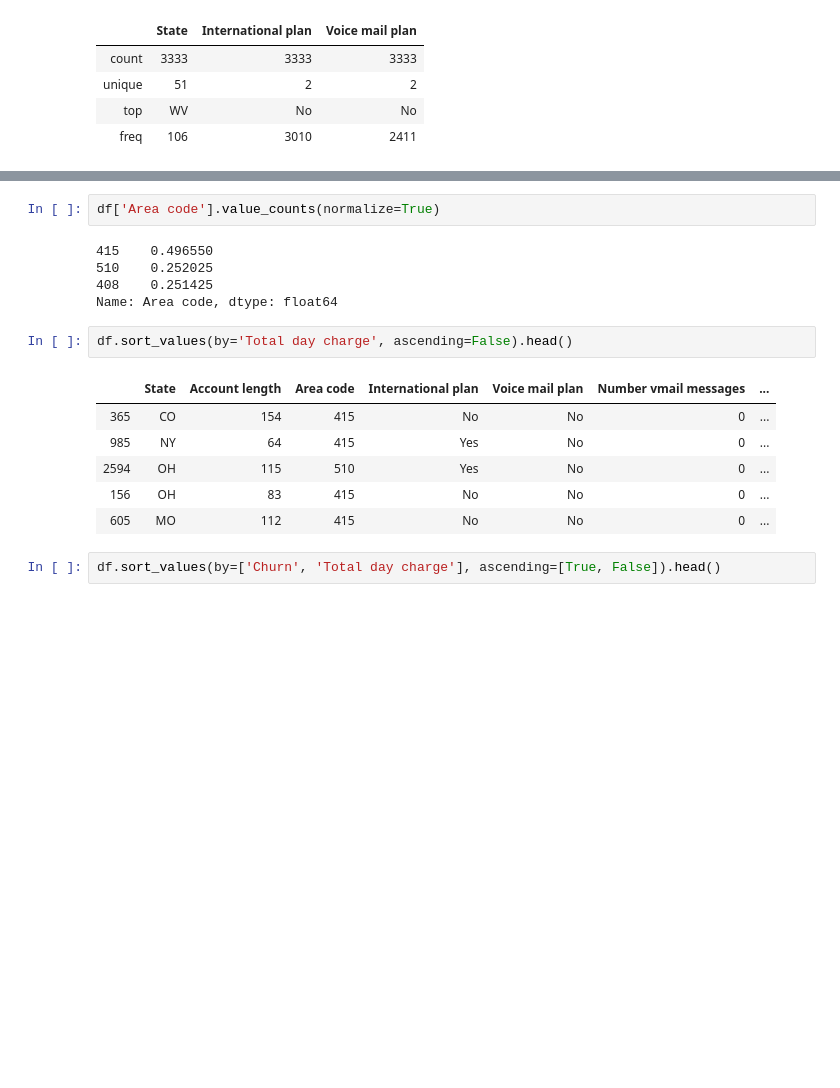
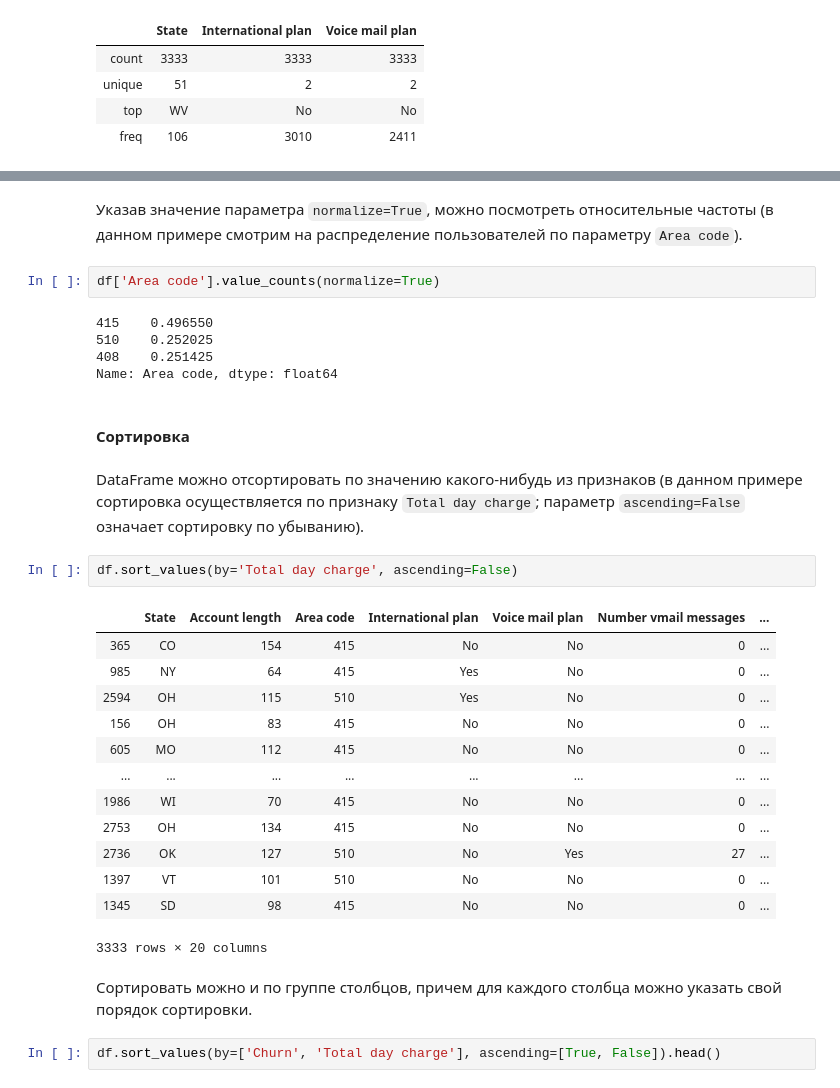
Before and after one commit to VictoriaGurkova/ML-Learning, a Jupyter notebook: topic1/topic1.ipynb, the cells around one changed output, grey strips where cells are left out. Cells and saved outputs as stored; diff of their text form; blank space fills up the shorter version.

```diff
--- a/topic1/topic1.ipynb
+++ b/topic1/topic1.ipynb
@@ -95,4 +117,6 @@ df['Churn'].value_counts()
 Name: Churn, dtype: int64
+# %% [markdown]
+Указав значение параметра `normalize=True`, можно посмотреть относительные частоты (в данном примере смотрим на распределение пользователей по параметру `Area code`).
 # %%
 df['Area code'].value_counts(normalize=True)
 # %% [output]
@@ -100,15 +124,28 @@ df['Area code'].value_counts(normalize=True)
 510    0.252025
 408    0.251425
 Name: Area code, dtype: float64
+# %% [markdown]
+#### Сортировка
+# %% [markdown]
+DataFrame можно отсортировать по значению какого-нибудь из признаков (в данном примере сортировка осуществляется по признаку `Total day charge`; параметр `ascending=False` означает сортировку по убыванию).
 # %%
-df.sort_values(by='Total day charge', ascending=False).head()
+df.sort_values(by='Total day charge', ascending=False)
 # %% [output]
 |  | State | Account length | Area code | International plan | Voice mail plan | Number vmail messages | ... |
 | 365 | CO | 154 | 415 | No | No | 0 | ... |
 | 985 | NY | 64 | 415 | Yes | No | 0 | ... |
 | 2594 | OH | 115 | 510 | Yes | No | 0 | ... |
 | 156 | OH | 83 | 415 | No | No | 0 | ... |
 | 605 | MO | 112 | 415 | No | No | 0 | ... |
+| ... | ... | ... | ... | ... | ... | ... | ... |
+| 1986 | WI | 70 | 415 | No | No | 0 | ... |
+| 2753 | OH | 134 | 415 | No | No | 0 | ... |
+| 2736 | OK | 127 | 510 | No | Yes | 27 | ... |
+| 1397 | VT | 101 | 510 | No | No | 0 | ... |
+| 1345 | SD | 98 | 415 | No | No | 0 | ... |
+3333 rows × 20 columns
+# %% [markdown]
+Сортировать можно и по группе столбцов, причем для каждого столбца можно указать свой порядок сортировки.
 # %%
 df.sort_values(by=['Churn', 'Total day charge'], ascending=[True, False]).head()
 # %% [output]
```
Also changed, not shown: parts of 27 cells of this notebook.
